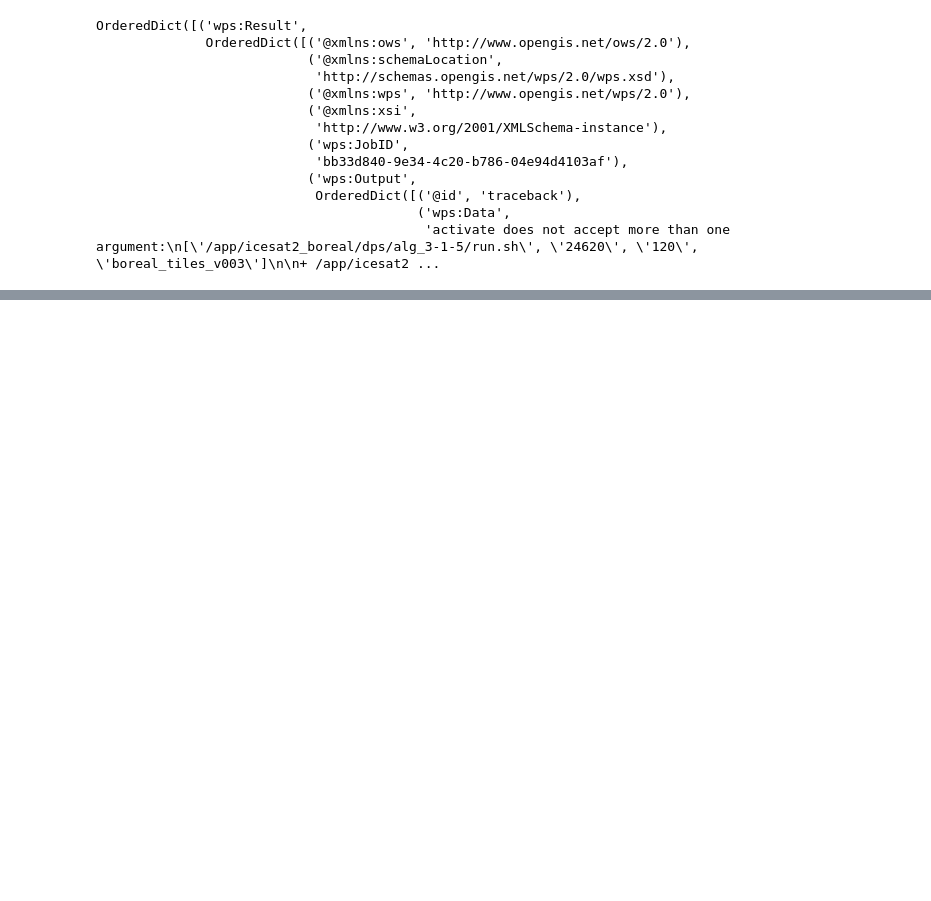
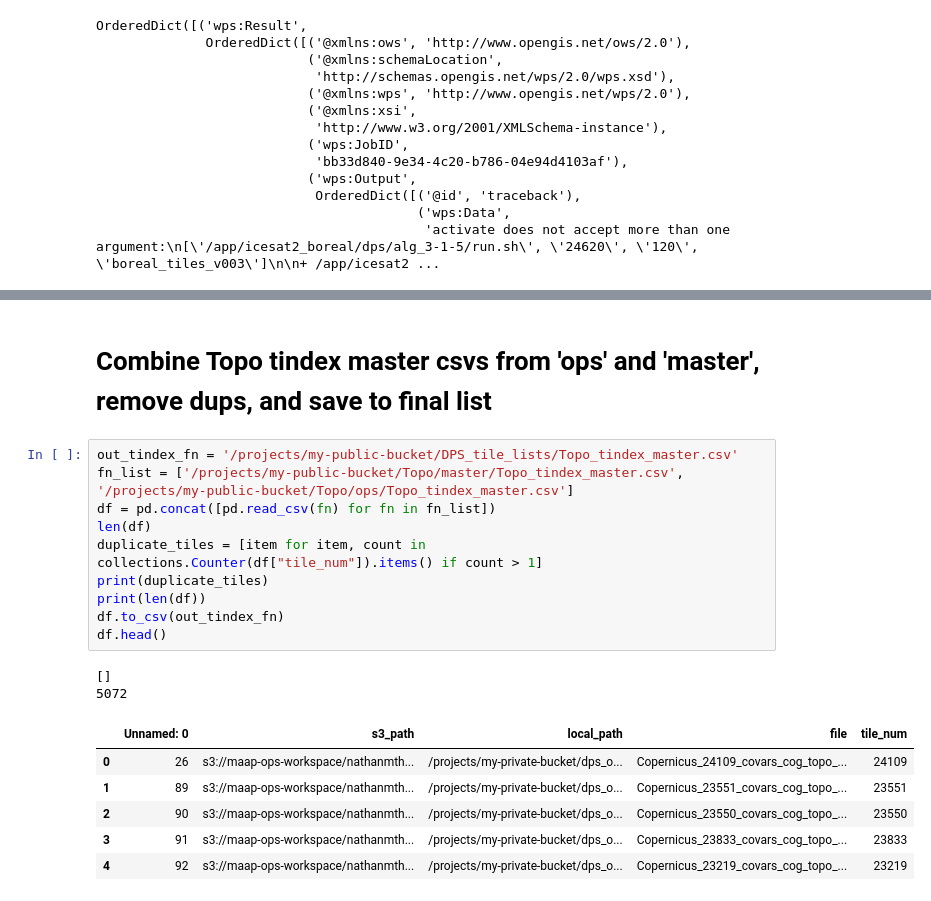
Before and after one commit to lauraduncanson/icesat2_boreal, a Jupyter notebook: notebooks/3.Gridded_product_development/DPS_topo_stack.ipynb, the cells around one changed output, grey strips where cells are left out. Cells and saved outputs as stored; diff of their text form; blank space fills up the shorter version.

```diff
--- a/notebooks/3.Gridded_product_development/DPS_topo_stack.ipynb
+++ b/notebooks/3.Gridded_product_development/DPS_topo_stack.ipynb
@@ -219,0 +266,21 @@ OrderedDict([('wps:Result',
+# %% [markdown]
+# Combine Topo tindex master csvs from 'ops' and 'master', remove dups, and save to final list
+# %%
+out_tindex_fn = '/projects/my-public-bucket/DPS_tile_lists/Topo_tindex_master.csv'
+fn_list = ['/projects/my-public-bucket/Topo/master/Topo_tindex_master.csv', '/projects/my-public-bucket/Topo/ops/Topo_tindex_master.csv']
+df = pd.concat([pd.read_csv(fn) for fn in fn_list])
+len(df)
+duplicate_tiles = [item for item, count in collections.Counter(df["tile_num"]).items() if count > 1]
+print(duplicate_tiles)
+print(len(df))
+df.to_csv(out_tindex_fn)
+df.head()
+# %% [output]
+[]
+5072
+|  | Unnamed: 0 | s3_path | local_path | file | tile_num |
+| 0 | 26 | s3://maap-ops-workspace/nathanmth... | /projects/my-private-bucket/dps_o... | Copernicus_24109_covars_cog_topo_... | 24109 |
+| 1 | 89 | s3://maap-ops-workspace/nathanmth... | /projects/my-private-bucket/dps_o... | Copernicus_23551_covars_cog_topo_... | 23551 |
+| 2 | 90 | s3://maap-ops-workspace/nathanmth... | /projects/my-private-bucket/dps_o... | Copernicus_23550_covars_cog_topo_... | 23550 |
+| 3 | 91 | s3://maap-ops-workspace/nathanmth... | /projects/my-private-bucket/dps_o... | Copernicus_23833_covars_cog_topo_... | 23833 |
+| 4 | 92 | s3://maap-ops-workspace/nathanmth... | /projects/my-private-bucket/dps_o... | Copernicus_23219_covars_cog_topo_... | 23219 |
```
Also changed, not shown: parts of 11 cells of this notebook, 4 other files.
